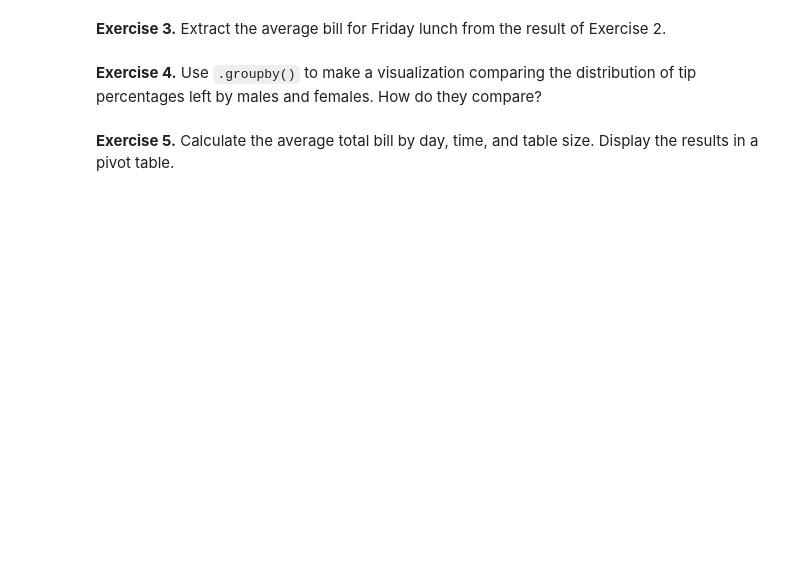
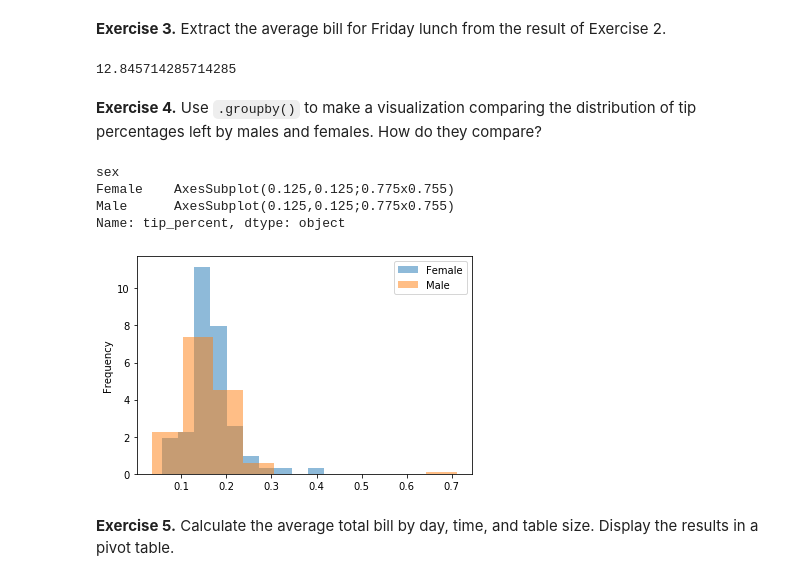
Before and after one commit to thegerrit/data_science, a Jupyter notebook: labs/Lab06-GroupByPivotTables.ipynb, the cells around one changed output. Drawn from its saved outputs; the diff is of its cells as text; code cells hidden in the pictures; blank space fills up the shorter version.

```diff
--- a/labs/Lab06-GroupByPivotTables.ipynb
+++ b/labs/Lab06-GroupByPivotTables.ipynb
@@ -177,5 +312,8 @@ tips_df.head()
 **Exercise 3.** Extract the average bill for Friday lunch from the result of Exercise 2.
 # %%
 # YOUR CODE HERE
+tips_by_date_and_time.loc['Fri','Lunch']
+# %% [output]
+12.845714285714285
 # %% [markdown]
 **Exercise 4.** Use `.groupby()` to make a visualization comparing the distribution of tip percentages left by males and females. How do they compare?
@@ -184,2 +320,14 @@ tips_df.head()
+# %%
+# YOUR CODE HERE
+# titanic_df.groupby("survived").age.plot.hist(alpha=.5, density=True, legend=True)
+tips_df.groupby('sex').tip_percent.plot.hist(alpha =0.5, density=True, legend=True)
+
+# Men tip more frequently than women. The most common tip for both is between 0.15-0.2 percent of the bill.
+# %% [output]
+sex
+Female    AxesSubplot(0.125,0.125;0.775x0.755)
+Male      AxesSubplot(0.125,0.125;0.775x0.755)
+Name: tip_percent, dtype: object
+[figure, added]
 # %% [markdown]
 **Exercise 5.** Calculate the average total bill by day, time, and table size. Display the results in a pivot table.
```
Also changed, not shown: parts of 40 cells of this notebook, 2 other files.
